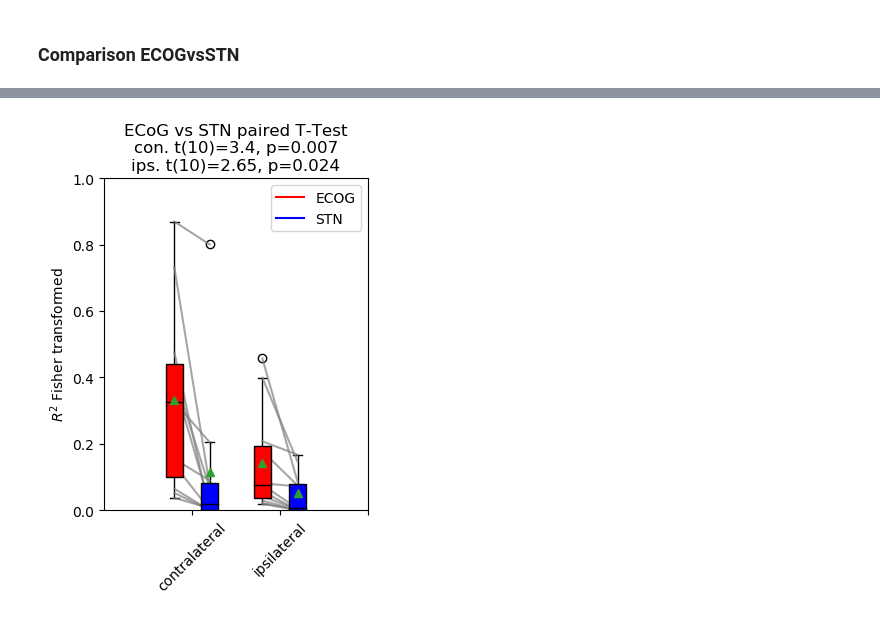
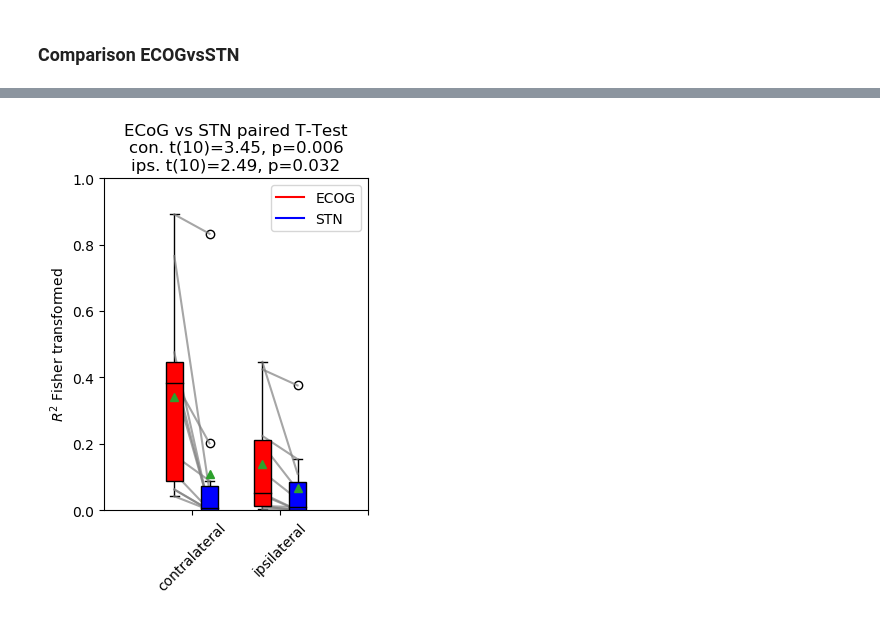
Before and after one commit to neuromodulation/icn, a Jupyter notebook: ECOG_vs_STN/UPDATE_NEWCV_PLOTS/Figure3.ipynb, the cells around one changed output, grey strips where cells are left out. Drawn from its saved outputs; the diff is of its cells as text; code cells hidden in the pictures.

```diff
--- a/ECOG_vs_STN/UPDATE_NEWCV_PLOTS/Figure3.ipynb
+++ b/ECOG_vs_STN/UPDATE_NEWCV_PLOTS/Figure3.ipynb
@@ -177,18 +248,18 @@ Ttest_relResult(statistic=2.6535981571848, pvalue=0.024163358375451548)
 # %%
 plt.figure(figsize=(3.5,5), dpi=100)
 my_box_plot_comparison([np.arctanh(res_XGB["ECOG_CON"]), np.arctanh(res_XGB["ECOG_IPS"])],
     [np.arctanh(res_XGB["STN_CON"]), np.arctanh(res_XGB["STN_IPS"])],num_ =2, \
     label_1 ='ECOG', label_2 ='STN')
 
 #plt.grid(True)
 plt.xticks(range(0, 3*2, 2), ['contralateral', 'ipsilateral'], rotation=45)
 plt.legend()
-plt.title('ECoG vs STN paired T-Test\ncon. t(10)=3.4, p=0.007\nips. t(10)=2.65, p=0.024')
+plt.title('ECoG vs STN paired T-Test\ncon. t(10)=3.45, p=0.006\nips. t(10)=2.49, p=0.032')
 plt.ylim(0, 1)
 plt.ylabel('$R^2$'+' Fisher transformed')
 plt.tight_layout()
 plt.plot([-0.4,0.4],np.array([np.arctanh(res_XGB["ECOG_CON"]), np.arctanh(res_XGB["STN_CON"])]), color='gray', alpha=0.7)
 plt.plot([1.6,2.4],np.array([np.arctanh(res_XGB["ECOG_IPS"]), np.arctanh(res_XGB["STN_IPS"])]), color='gray', alpha=0.7)
 plt.show()
 # %% [output]
-[figure, old version]
+[figure, new version]
```
Also changed, not shown: parts of 11 cells of this notebook, 1 other file.
